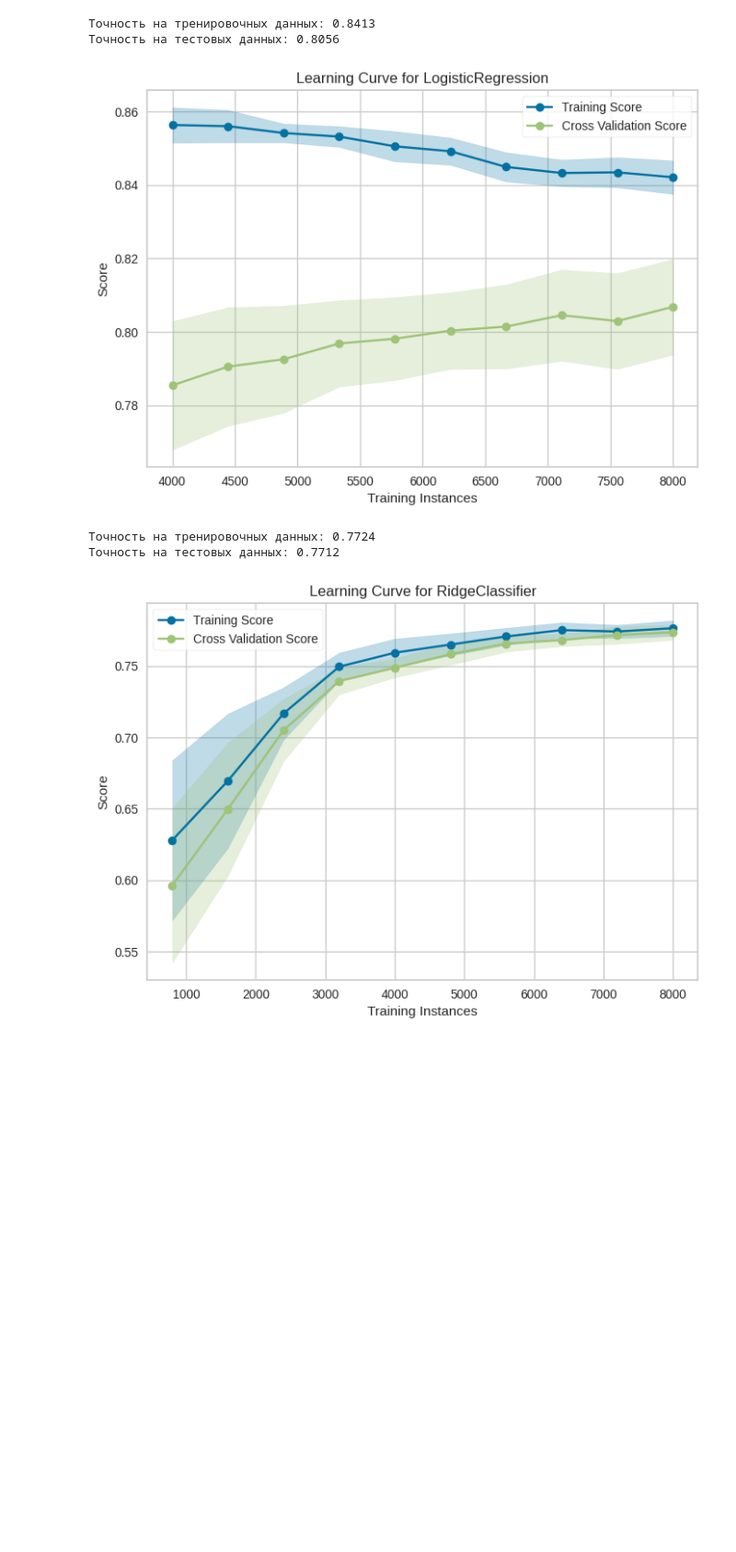
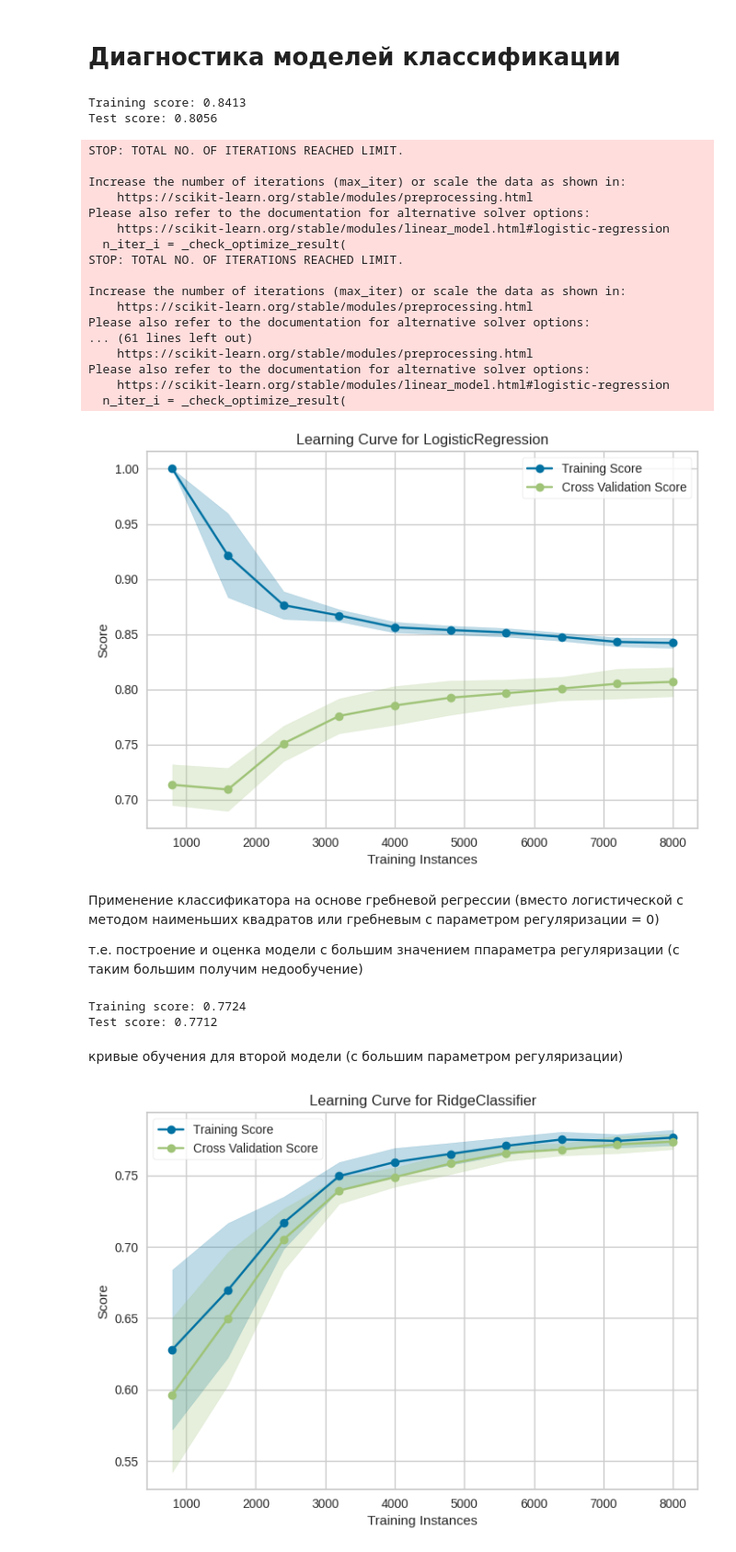
Before and after one commit to woodwyyn/ML, a Jupyter notebook: ML4_4.ipynb, the cells around one changed output. Shown at 92% size. Saved outputs shown, nothing was run; the diff lists cells and outputs as text; code cells hidden in the pictures; blank space fills up the shorter version.

```diff
--- a/ML4_4.ipynb
+++ b/ML4_4.ipynb
@@ -13,17 +39,18 @@ from sklearn.linear_model import LogisticRegression
+# %% [markdown]
+# Диагностика моделей классификации
 # %%
-X, y = make_classification(n_samples=10000,
-                           n_features=500,
-                           n_informative=50,
-                           n_repeated=0,
-                           class_sep=1,
-                           random_state=42
-)
-X_train, X_test, y_train, y_test = train_test_split(X, y, test_size=0.25, random_state=3)
+X, y = make_classification(n_samples=10000, n_features=500,
+                           n_informative=50, n_repeated=0,
+                           class_sep=1, random_state=42)
+X_train, X_test, y_train, y_test = train_test_split(X, y,
+                                                    test_size=0.25,
+                                                    random_state=3)
 # %%
+from sklearn.linear_model import LogisticRegression
 lr = LogisticRegression().fit(X_train, y_train)
 
-print(f"Точность на тренировочных данных: {lr.score(X_train, y_train):.4f}")
-print(f"Точность на тестовых данных: {lr.score(X_test, y_test):.4f}")
+print(f"Training score: {lr.score(X_train, y_train):.4f}")
+print(f"Test score: {lr.score(X_test, y_test):.4f}")
 # %% [output]
-Точность на тренировочных данных: 0.8413
-Точность на тестовых данных: 0.8056
+Training score: 0.8413
+Test score: 0.8056
@@ -32,18 +57,41 @@ from yellowbrick.model_selection import LearningCurve
 # %%
 visualizer = LearningCurve(
-    LogisticRegression(), train_sizes=np.linspace(0.5, 1.0, 10)
+    LogisticRegression(), train_sizes=np.linspace(0.1, 1.0, 10)
 ).fit(X, y).show()
 # %% [output]
+STOP: TOTAL NO. OF ITERATIONS REACHED LIMIT.
+
+Increase the number of iterations (max_iter) or scale the data as shown in:
+    https://scikit-learn.org/stable/modules/preprocessing.html
+Please also refer to the documentation for alternative solver options:
+    https://scikit-learn.org/stable/modules/linear_model.html#logistic-regression
+  n_iter_i = _check_optimize_result(
+STOP: TOTAL NO. OF ITERATIONS REACHED LIMIT.
+
+Increase the number of iterations (max_iter) or scale the data as shown in:
+    https://scikit-learn.org/stable/modules/preprocessing.html
+Please also refer to the documentation for alternative solver options:
+... (61 lines left out)
+    https://scikit-learn.org/stable/modules/preprocessing.html
+Please also refer to the documentation for alternative solver options:
+    https://scikit-learn.org/stable/modules/linear_model.html#logistic-regression
+  n_iter_i = _check_optimize_result(
-[figure, old version]
+[figure, new version]
+# %% [markdown]
+Применение классификатора на основе гребневой регрессии (вместо логистической с методом наименьших квадратов или гребневым с параметром регуляризации = 0)
+
+т.е. построение и оценка модели с большим значением ппараметра регуляризации (с таким большим получим недообучение)
 # %%
 from sklearn.linear_model import RidgeClassifier
 lr = RidgeClassifier(alpha=1000000).fit(X_train, y_train)
 
-print(f"Точность на тренировочных данных: {lr.score(X_train, y_train):.4f}")
-print(f"Точность на тестовых данных: {lr.score(X_test, y_test):.4f}")
+print(f"Training score: {lr.score(X_train, y_train):.4f}")
+print(f"Test score: {lr.score(X_test, y_test):.4f}")
 # %% [output]
-Точность на тренировочных данных: 0.7724
-Точность на тестовых данных: 0.7712
+Training score: 0.7724
+Test score: 0.7712
+# %% [markdown]
+кривые обучения для второй модели (с большим параметром регуляризации)
 # %%
 visualizer = LearningCurve(
     RidgeClassifier(alpha=1000000), train_sizes=np.linspace(0.1, 1.0, 10)
```
Also changed, not shown: parts of 69 cells of this notebook.
